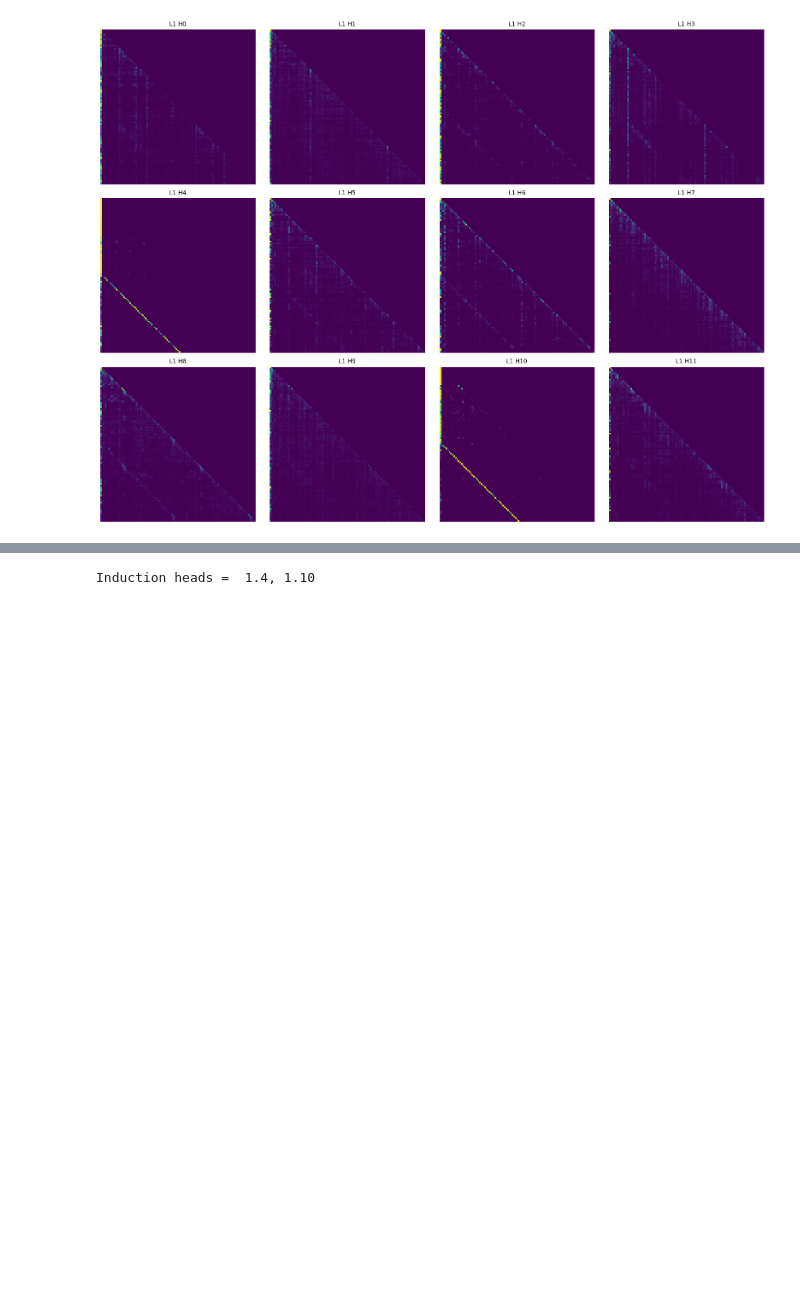
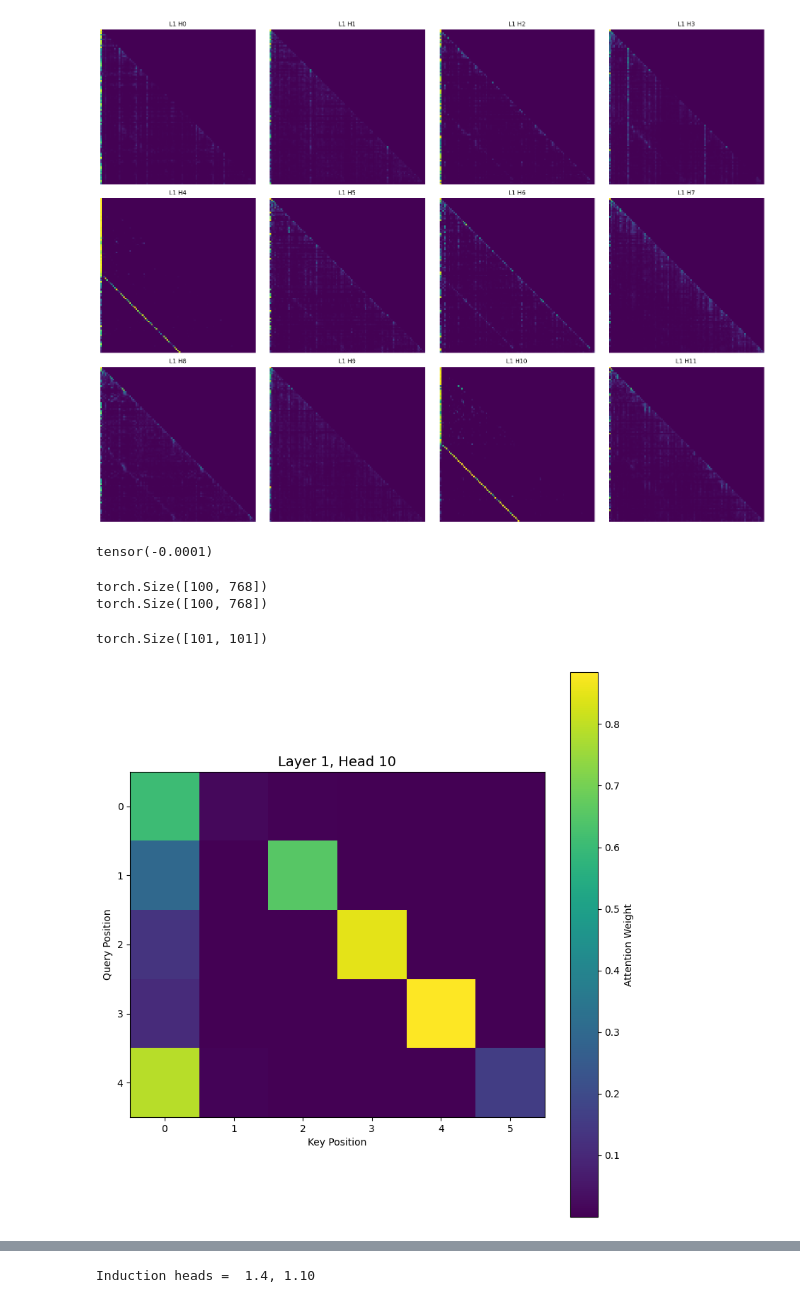
Before and after one commit to figinii/ARENA, a Jupyter notebook: intro_to_mechanicistic_interpretability.ipynb, the cells around one changed output, grey strips where cells are left out. Saved outputs shown, nothing was run; the diff lists cells and outputs as text; code cells hidden in the pictures; blank space fills up the shorter version.

```diff
--- a/intro_to_mechanicistic_interpretability.ipynb
+++ b/intro_to_mechanicistic_interpretability.ipynb
@@ -310,3 +310,26 @@ for layer in [0,1]:
 # %% [output]
 [figure]
 [figure]
+# %%
+head_7 = rep_cache["result", 0][:, 7, :][1:]
+emb = rep_cache['blocks.0.hook_resid_pre'][:-1]
+
+rprint((head_7 - emb).mean())
+rprint(head_7.shape, emb.shape)
+# %% [output]
+tensor(-0.0001)
+torch.Size([100, 768])
+torch.Size([100, 768])
+# %%
+rprint(rep_cache["pattern", 1][10].shape)
+fig, ax = plt.subplots(figsize=(8, 8))
+ax.imshow(rep_cache["pattern", 1][10][50:55,:6].cpu().numpy(), cmap='viridis')
+ax.set_title("Layer 1, Head 10", fontsize=14)
+ax.set_xlabel("Key Position")
+ax.set_ylabel("Query Position")
+plt.colorbar(ax.images[0], ax=ax, label="Attention Weight")
+plt.tight_layout()
+plt.show()
+# %% [output]
+torch.Size([101, 101])
+[figure, added]
```
Also changed, not shown: parts of 1 cell of this notebook.
